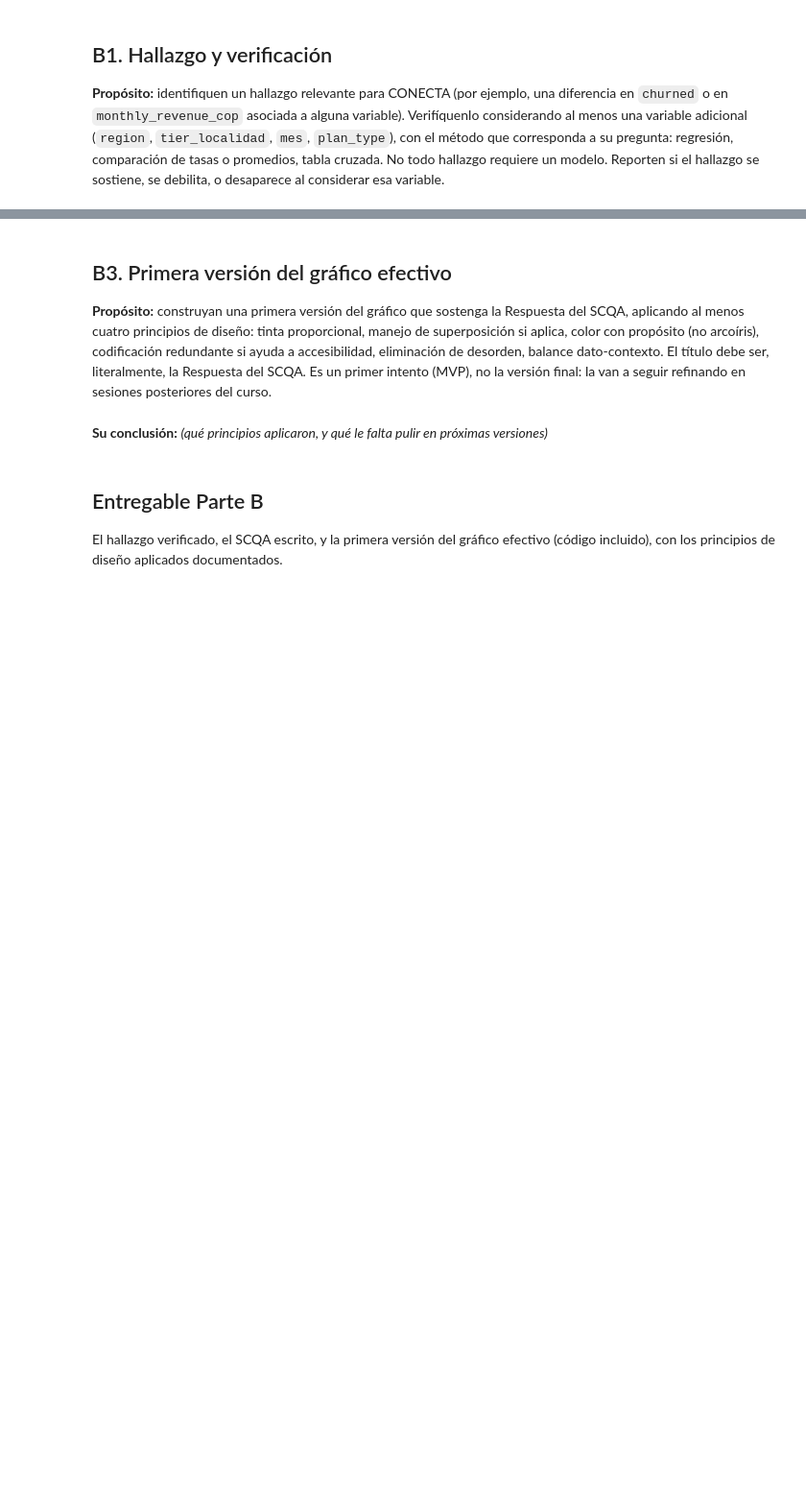
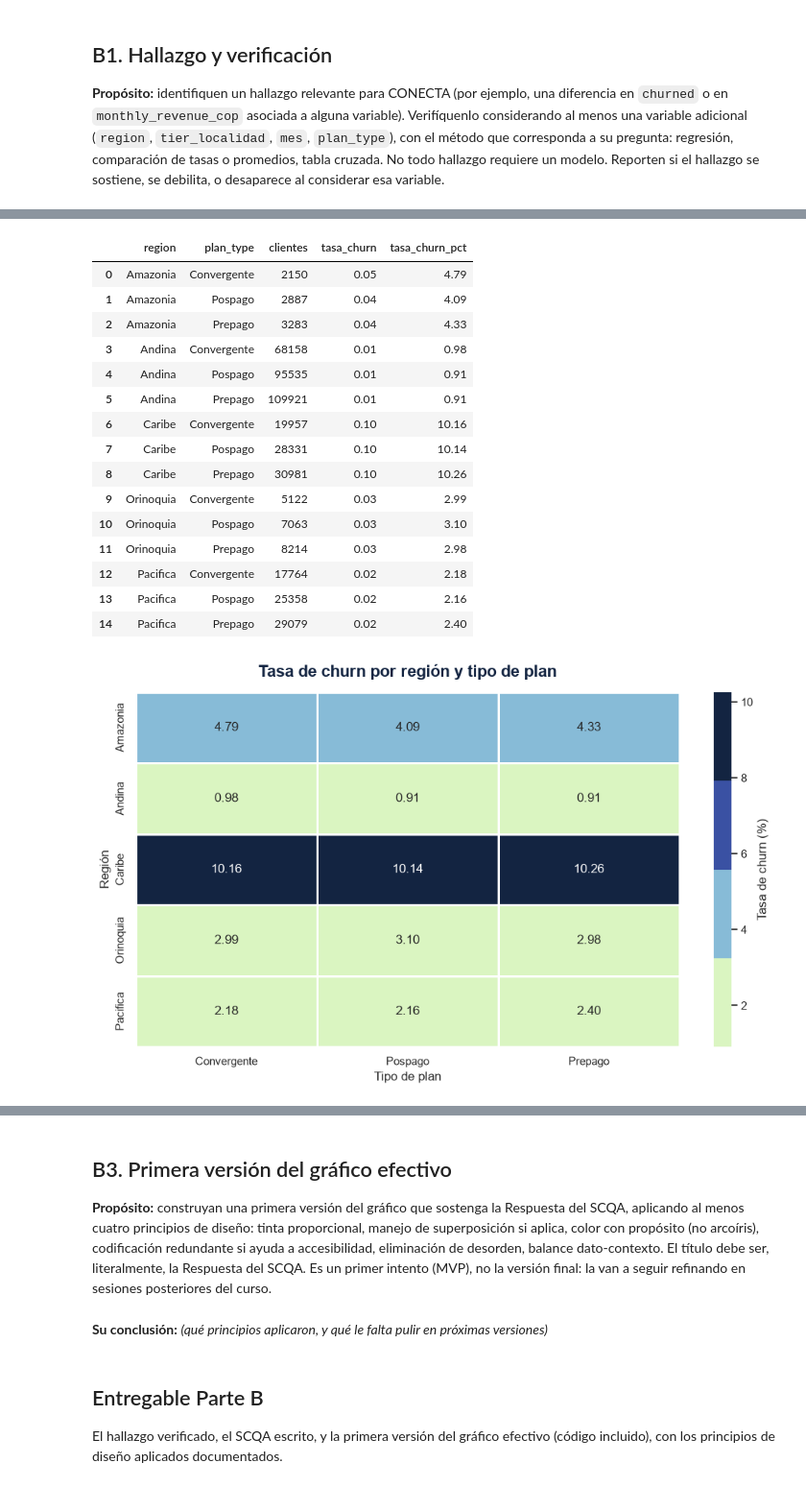
Before and after one commit to jp0617/visualizacionAnalisis, a Jupyter notebook: v0.1_s3_dataviz_grupo1.ipynb, the cells around one changed output, grey strips where cells are left out. Shown at 96% size. Saved outputs shown, nothing was run; the diff lists cells and outputs as text; code cells hidden in the pictures; blank space fills up the shorter version.

```diff
--- a/v0.1_s3_dataviz_grupo1.ipynb
+++ b/v0.1_s3_dataviz_grupo1.ipynb
@@ -973,0 +1048,67 @@ df.head()
+# %%
+churn_region_plan = (
+    df.groupby(["region", "plan_type"])
+      .agg(
+          clientes=("churned", "size"),
+          tasa_churn=("churned", "mean")
+      )
+      .reset_index()
+)
+
+churn_region_plan["tasa_churn_pct"] = (
+    churn_region_plan["tasa_churn"] * 100
+)
+
+display(churn_region_plan)
+tabla_region_plan = churn_region_plan.pivot(
+    index="region",
+    columns="plan_type",
+    values="tasa_churn_pct"
+)
+
+plt.figure(figsize=(10, 6))
+
+sns.heatmap(
+    tabla_region_plan,
+    annot=True,
+    fmt=".2f",
+    cmap=sns.color_palette(
+        ["#DAF5C1", "#87BBD7", "#3A51A3", "#132441"],
+        as_cmap=True
+    ),
+    linewidths=1,
+    linecolor="white",
+    cbar_kws={"label": "Tasa de churn (%)"}
+)
+
+plt.title(
+    "Tasa de churn por región y tipo de plan",
+    fontsize=16,
+    fontweight="bold",
+    color="#132441",
+    pad=15
+)
+
+plt.xlabel("Tipo de plan")
+plt.ylabel("Región")
+
+plt.tight_layout()
+plt.show()
+# %% [output]
+|  | region | plan_type | clientes | tasa_churn | tasa_churn_pct |
+| 0 | Amazonia | Convergente | 2150 | 0.05 | 4.79 |
+| 1 | Amazonia | Pospago | 2887 | 0.04 | 4.09 |
+| 2 | Amazonia | Prepago | 3283 | 0.04 | 4.33 |
+| 3 | Andina | Convergente | 68158 | 0.01 | 0.98 |
+| 4 | Andina | Pospago | 95535 | 0.01 | 0.91 |
+| 5 | Andina | Prepago | 109921 | 0.01 | 0.91 |
+| 6 | Caribe | Convergente | 19957 | 0.10 | 10.16 |
+| 7 | Caribe | Pospago | 28331 | 0.10 | 10.14 |
+| 8 | Caribe | Prepago | 30981 | 0.10 | 10.26 |
+| 9 | Orinoquia | Convergente | 5122 | 0.03 | 2.99 |
+| 10 | Orinoquia | Pospago | 7063 | 0.03 | 3.10 |
+| 11 | Orinoquia | Prepago | 8214 | 0.03 | 2.98 |
+| 12 | Pacifica | Convergente | 17764 | 0.02 | 2.18 |
+| 13 | Pacifica | Pospago | 25358 | 0.02 | 2.16 |
+| 14 | Pacifica | Prepago | 29079 | 0.02 | 2.40 |
+[figure, added]
```
Also changed, not shown: parts of 23 cells of this notebook.
